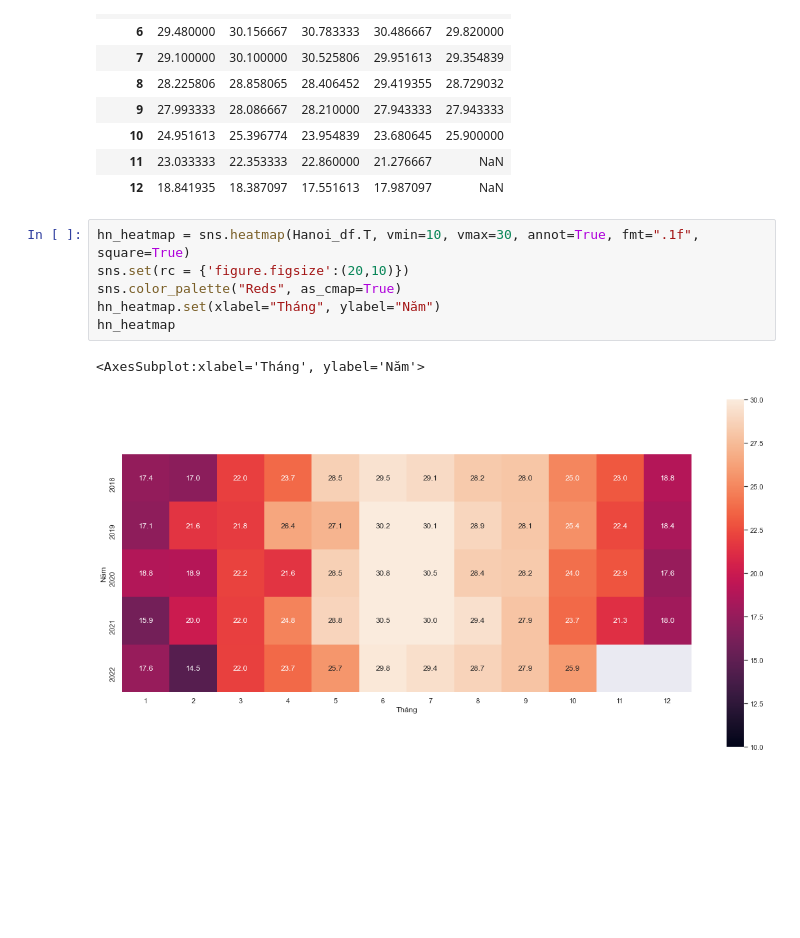
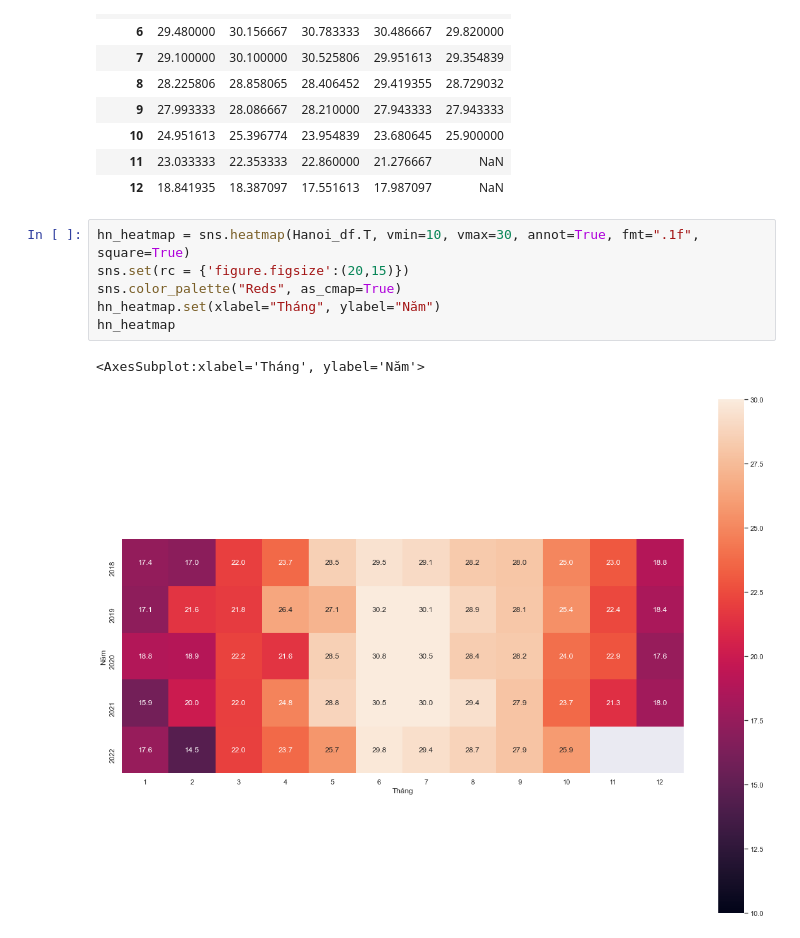
Before and after one commit to the0nlyWyvern/Weather-Analysis, a Jupyter notebook: UnderstandData_Part1.ipynb, the cells around one changed output. Saved outputs shown, nothing was run; the diff lists cells and outputs as text; blank space fills up the shorter version.

```diff
--- a/UnderstandData_Part1.ipynb
+++ b/UnderstandData_Part1.ipynb
@@ -152,10 +156,10 @@ Hanoi_df
 | 12 | 18.841935 | 18.387097 | 17.551613 | 17.987097 | NaN |
 # %%
 hn_heatmap = sns.heatmap(Hanoi_df.T, vmin=10, vmax=30, annot=True, fmt=".1f", square=True)
-sns.set(rc = {'figure.figsize':(20,10)})
+sns.set(rc = {'figure.figsize':(20,15)})
 sns.color_palette("Reds", as_cmap=True)
 hn_heatmap.set(xlabel="Tháng", ylabel="Năm")
 hn_heatmap
 # %% [output]
 <AxesSubplot:xlabel='Tháng', ylabel='Năm'>
-[figure, old version]
+[figure, new version]
```
Also changed, not shown: parts of 12 cells of this notebook, 2 other files.
